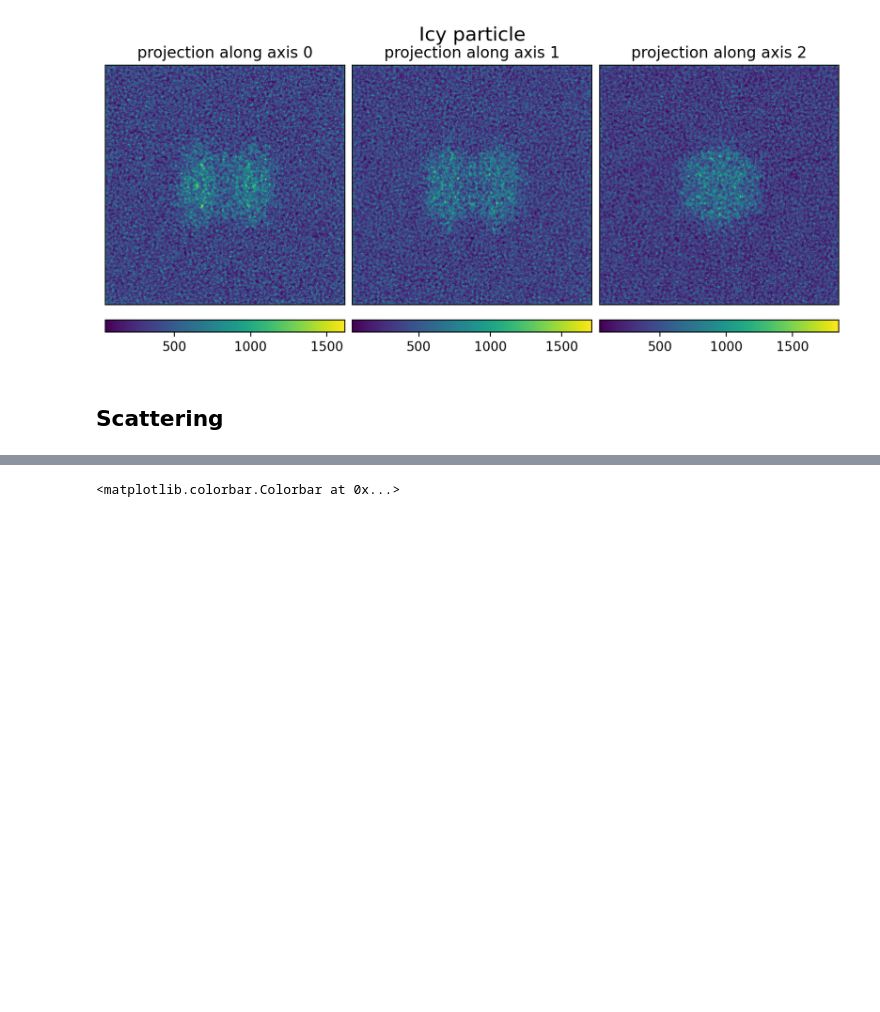
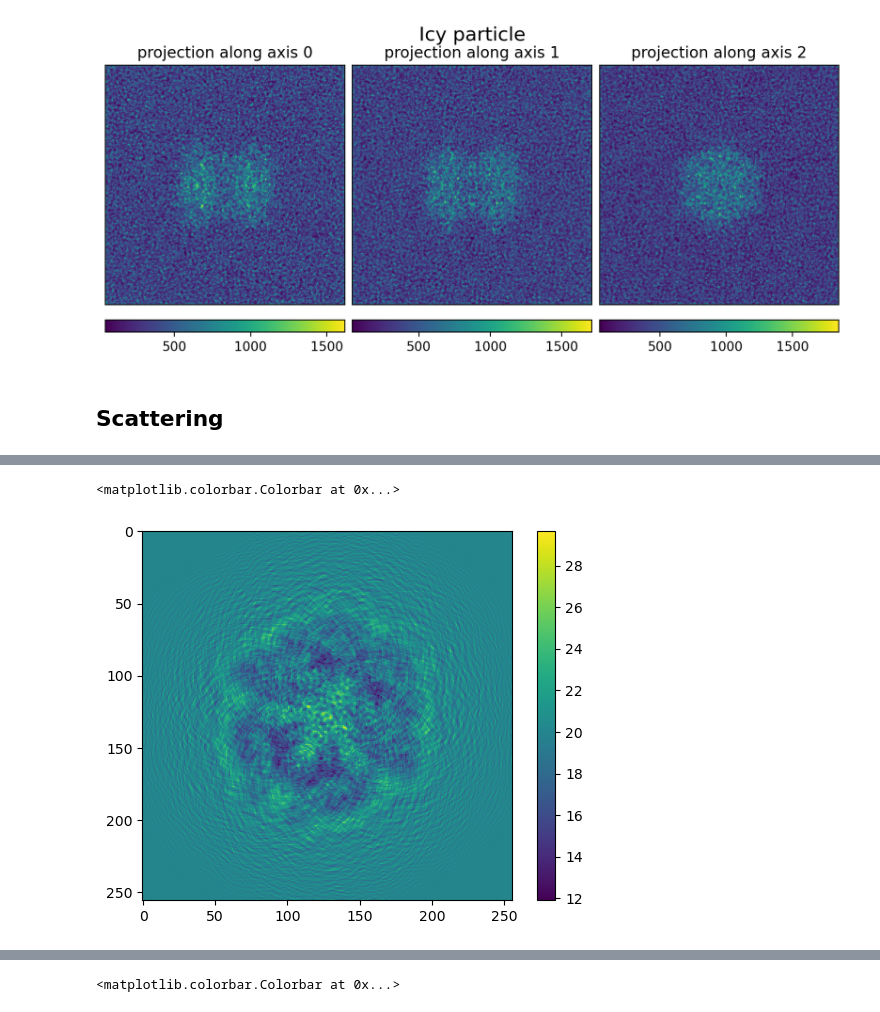
Before and after one commit to joelyeois/specter, a Jupyter notebook: notebooks/image-formation-models.ipynb, the cells around one changed output, grey strips where cells are left out. Cells and saved outputs as stored; diff of their text form; code cells hidden in the pictures; blank space fills up the shorter version.

```diff
--- a/notebooks/image-formation-models.ipynb
+++ b/notebooks/image-formation-models.ipynb
@@ -79,0 +117,6 @@ plt.colorbar()
+# %%
+plt.imshow(im[0])
+plt.colorbar()
+# %% [output]
+<matplotlib.colorbar.Colorbar at 0x...>
+[figure, added]
```
Also changed, not shown: parts of 12 cells of this notebook, 6 other files.
